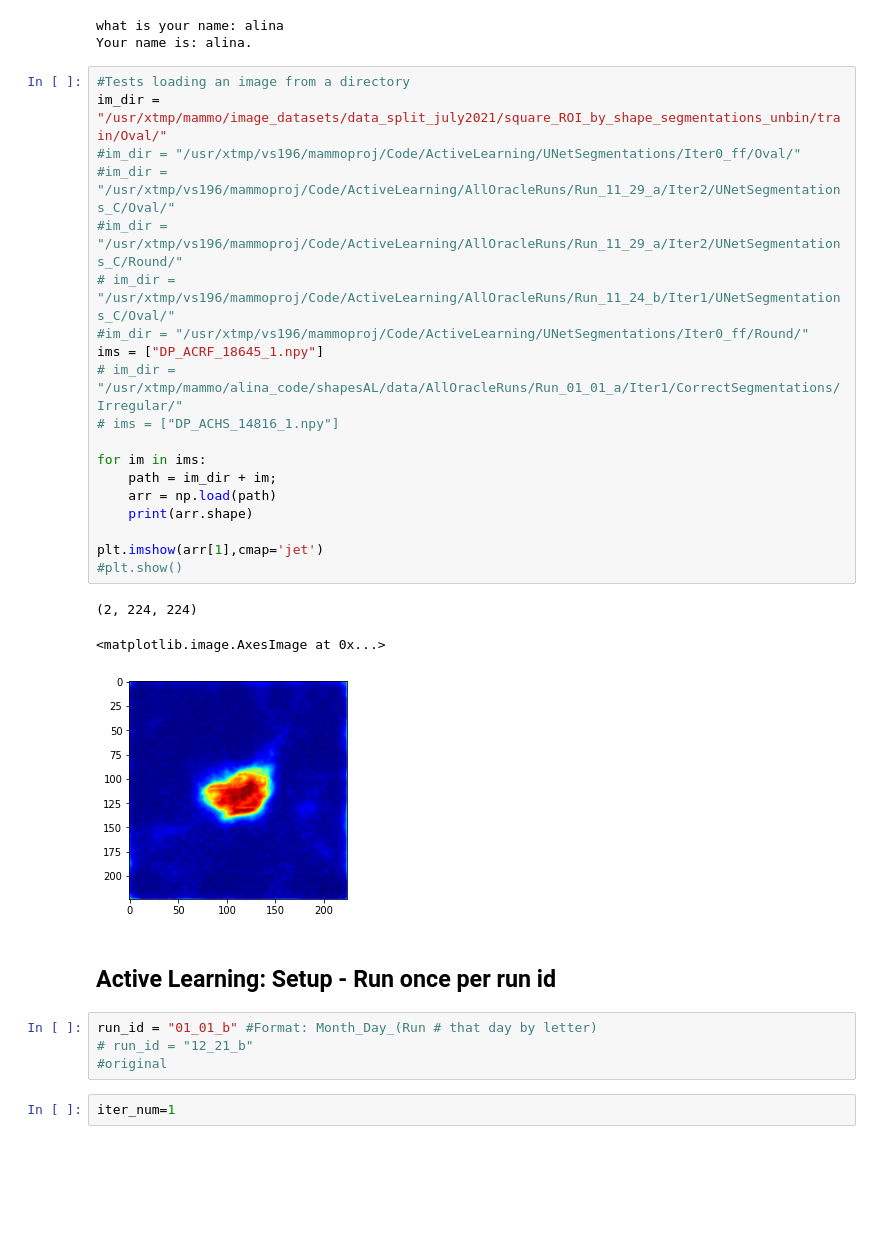
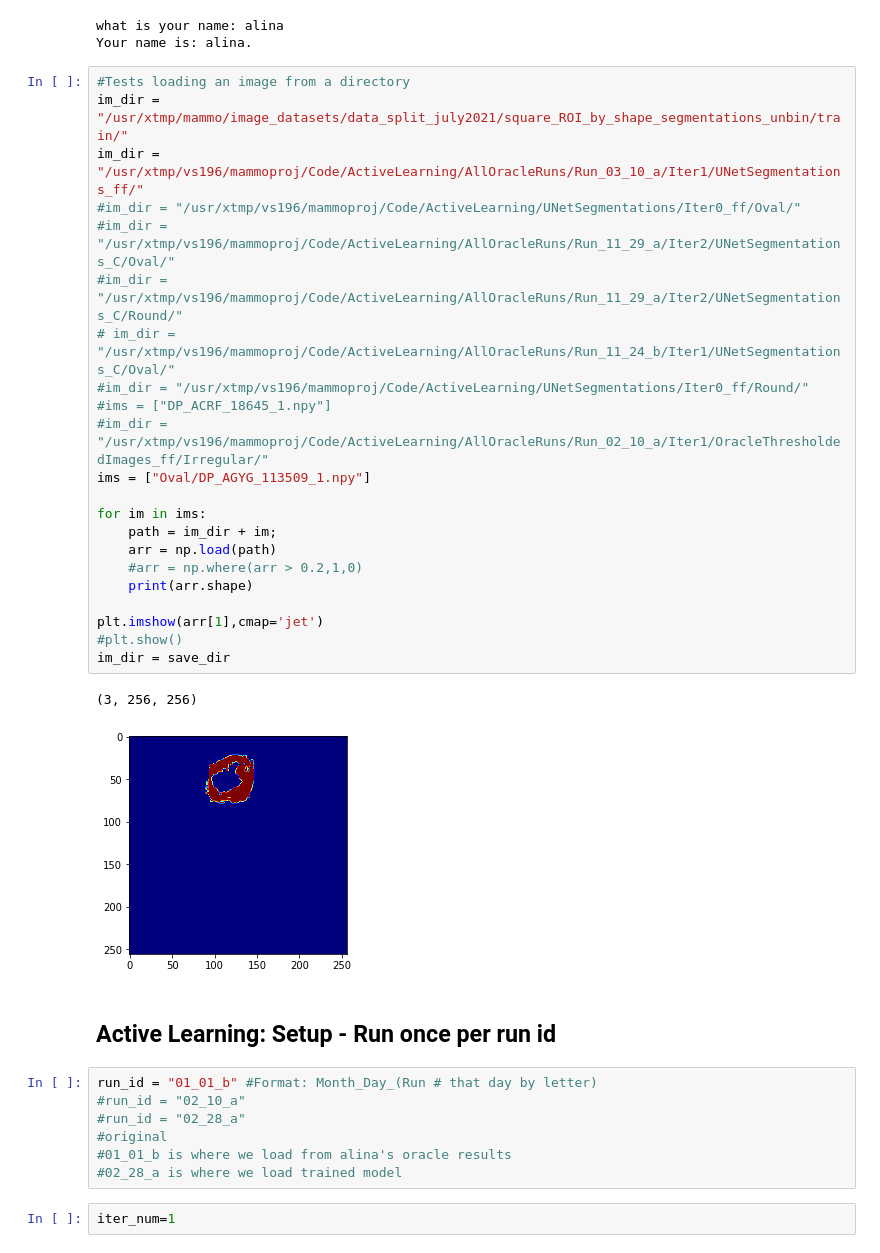
Before and after one commit to vaibhavs2854/ActiveLearningShapes, a Jupyter notebook: RemoteTesting.ipynb, the cells around one changed output. Cells and saved outputs as stored; diff of their text form; blank space fills up the shorter version.

```diff
--- a/RemoteTesting.ipynb
+++ b/RemoteTesting.ipynb
@@ -50,32 +50,37 @@ what is your name: alina
 Your name is: alina.
 # %%
 #Tests loading an image from a directory
-im_dir = "/usr/xtmp/mammo/image_datasets/data_split_july2021/square_ROI_by_shape_segmentations_unbin/train/Oval/"
+im_dir = "/usr/xtmp/mammo/image_datasets/data_split_july2021/square_ROI_by_shape_segmentations_unbin/train/"
+im_dir = "/usr/xtmp/vs196/mammoproj/Code/ActiveLearning/AllOracleRuns/Run_03_10_a/Iter1/UNetSegmentations_ff/"
 #im_dir = "/usr/xtmp/vs196/mammoproj/Code/ActiveLearning/UNetSegmentations/Iter0_ff/Oval/"
 #im_dir = "/usr/xtmp/vs196/mammoproj/Code/ActiveLearning/AllOracleRuns/Run_11_29_a/Iter2/UNetSegmentations_C/Oval/"
 #im_dir = "/usr/xtmp/vs196/mammoproj/Code/ActiveLearning/AllOracleRuns/Run_11_29_a/Iter2/UNetSegmentations_C/Round/"
 # im_dir = "/usr/xtmp/vs196/mammoproj/Code/ActiveLearning/AllOracleRuns/Run_11_24_b/Iter1/UNetSegmentations_C/Oval/"
 #im_dir = "/usr/xtmp/vs196/mammoproj/Code/ActiveLearning/UNetSegmentations/Iter0_ff/Round/"
-ims = ["DP_ACRF_18645_1.npy"]
-# im_dir = "/usr/xtmp/mammo/alina_code/shapesAL/data/AllOracleRuns/Run_01_01_a/Iter1/CorrectSegmentations/Irregular/"
-# ims = ["DP_ACHS_14816_1.npy"]
+#ims = ["DP_ACRF_18645_1.npy"]
+#im_dir = "/usr/xtmp/vs196/mammoproj/Code/ActiveLearning/AllOracleRuns/Run_02_10_a/Iter1/OracleThresholdedImages_ff/Irregular/"
+ims = ["Oval/DP_AGYG_113509_1.npy"]
 
 for im in ims:
     path = im_dir + im;
     arr = np.load(path)
+    #arr = np.where(arr > 0.2,1,0)
     print(arr.shape)
 
 plt.imshow(arr[1],cmap='jet')
 #plt.show()
+im_dir = save_dir
 # %% [output]
-(2, 224, 224)
+(3, 256, 256)
-<matplotlib.image.AxesImage at 0x...>
-[figure, old version]
+[figure, new version]
 # %% [markdown]
 ## Active Learning: Setup - Run once per run id
 # %%
 run_id = "01_01_b" #Format: Month_Day_(Run # that day by letter)
-# run_id = "12_21_b"
+#run_id = "02_10_a"
+#run_id = "02_28_a"
 #original
+#01_01_b is where we load from alina's oracle results
+#02_28_a is where we load trained model
 # %%
 iter_num=1
```
Also changed, not shown: parts of 31 cells of this notebook.
